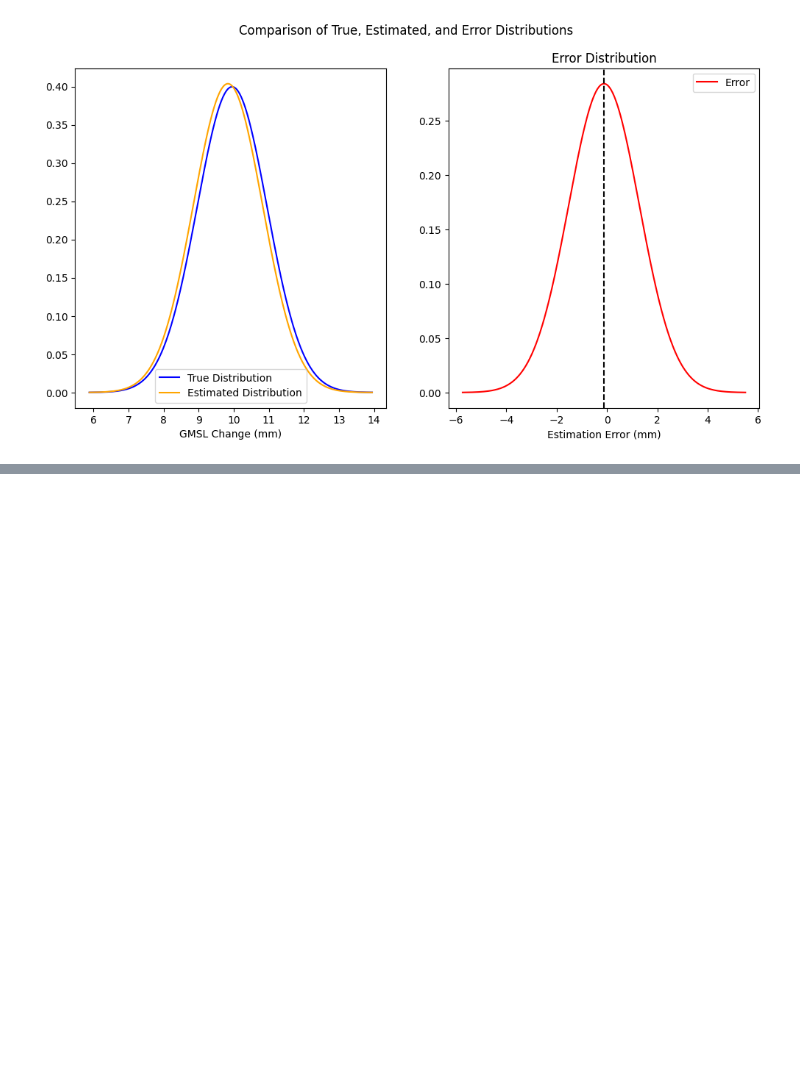
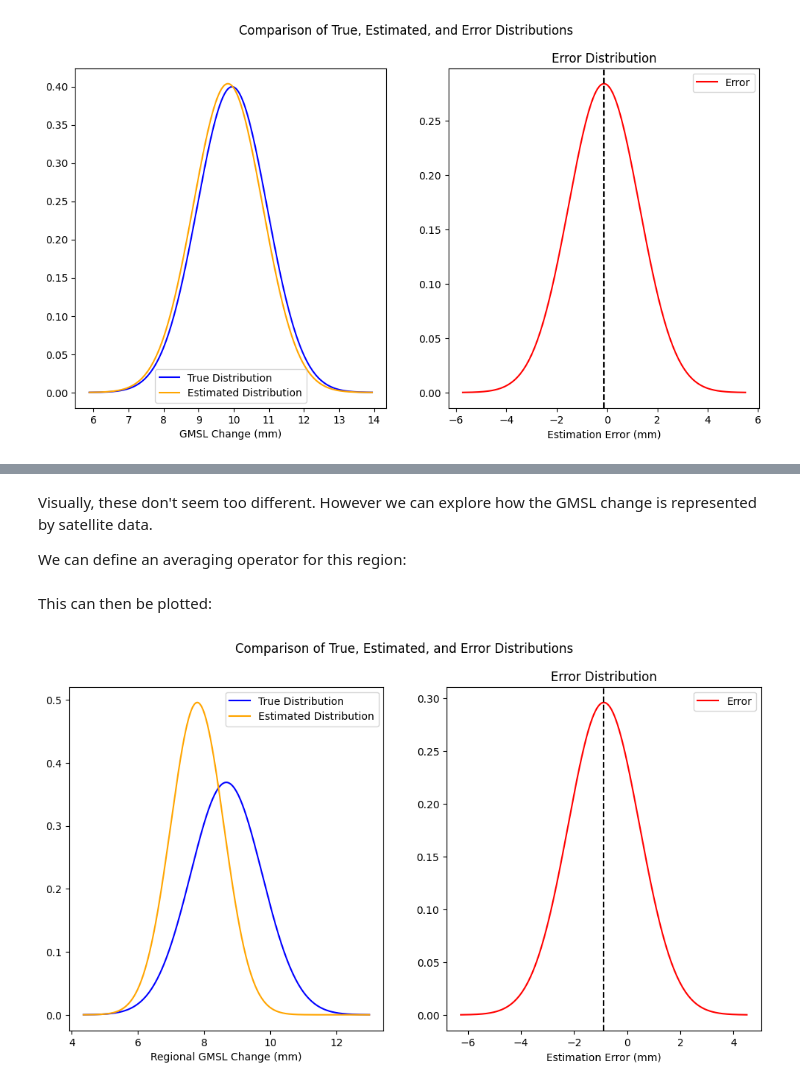
Before and after one commit to 0thomasholland/Part_III_Project, a Jupyter notebook: notebooks/01 - Sea Surface Height.ipynb, the cells around one changed output, grey strips where cells are left out. Saved outputs shown, nothing was run; the diff lists cells and outputs as text; code cells hidden in the pictures; blank space fills up the shorter version.

Commit message:
Complete SSH notebook with SH expansion and error analysis narrative

```diff
--- a/notebooks/01 - Sea Surface Height.ipynb
+++ b/notebooks/01 - Sea Surface Height.ipynb
@@ -209,0 +302,53 @@ fig, (ax1, ax2) = error_plot(
+# %% [markdown]
+Visually, these don't seem too different. However we can explore how the GMSL change is represented by satellite data.
+
+We can define an averaging operator for this region:
+# %%
+car_sshc_averaging_op = averaging_operator(
+    sshc.domain,
+    [
+        (
+            fp.regionmask_projection(region, value=0.0)
+            * fp.ocean_projection(value=0)
+        )
+        / fp.integrate(
+            (
+                fp.regionmask_projection(region, value=0)
+                * fp.ocean_projection(value=0)
+            )
+        )
+    ],
+)
+car_slc_averaging_op = averaging_operator(
+    slc.domain,
+    [
+        (
+            fp.regionmask_projection(region, value=0.0)
+            * fp.ocean_projection(value=0)
+        )
+        / fp.integrate(
+            (
+                fp.regionmask_projection(region, value=0)
+                * fp.ocean_projection(value=0)
+            )
+        )
+    ],
+)
+
+estimated_regional_gmsl = sshc.affine_mapping(
+    operator=car_sshc_averaging_op
+)
+regional_gmsl = slc.affine_mapping(
+    operator=car_slc_averaging_op
+)
+# %% [markdown]
+This can then be plotted:
+# %%
+fig, (ax1, ax2) = error_plot(
+    true_measure=regional_gmsl * 1000,
+    estimation_measure=estimated_regional_gmsl * 1000,
+    ax1_xlabel="Regional GMSL Change (mm)",
+    ax2_xlabel="Estimation Error (mm)",
+)
+# %% [output]
+[figure, added]
```
Also changed, not shown: parts of 19 cells of this notebook.
